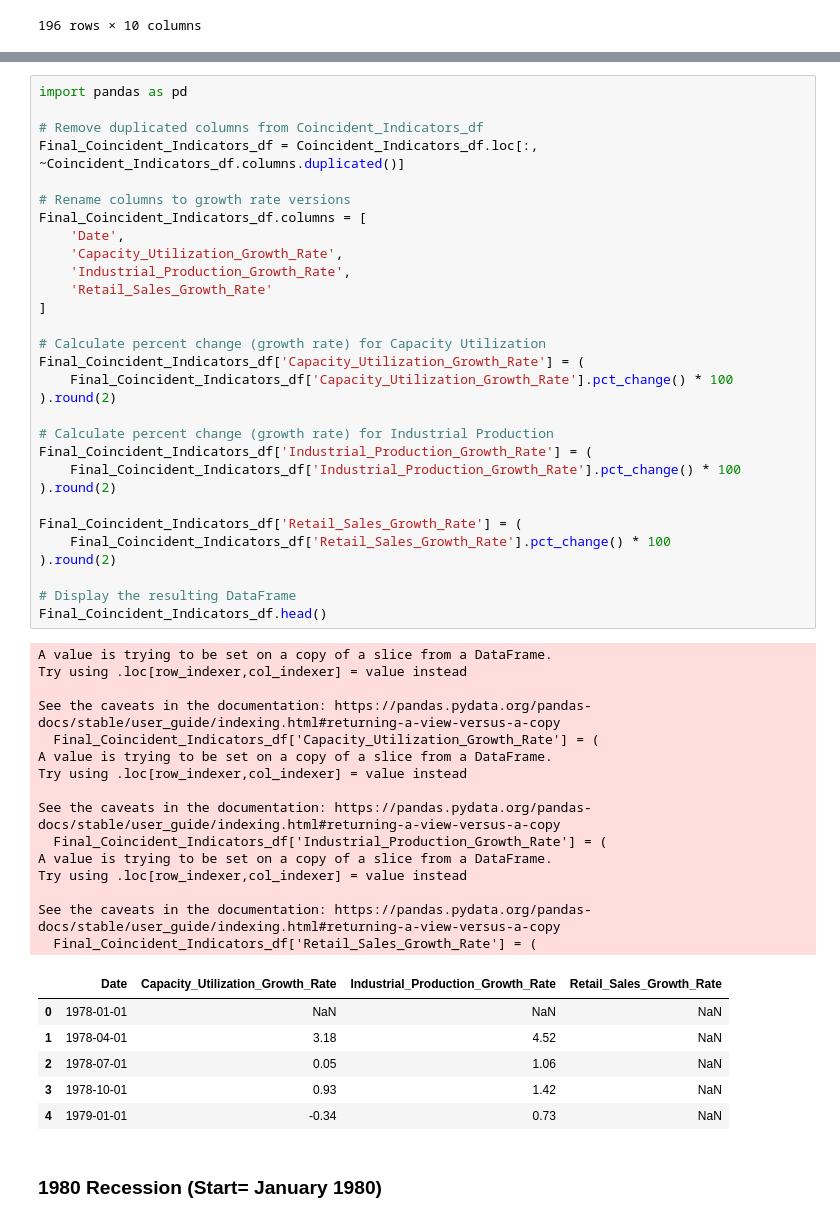
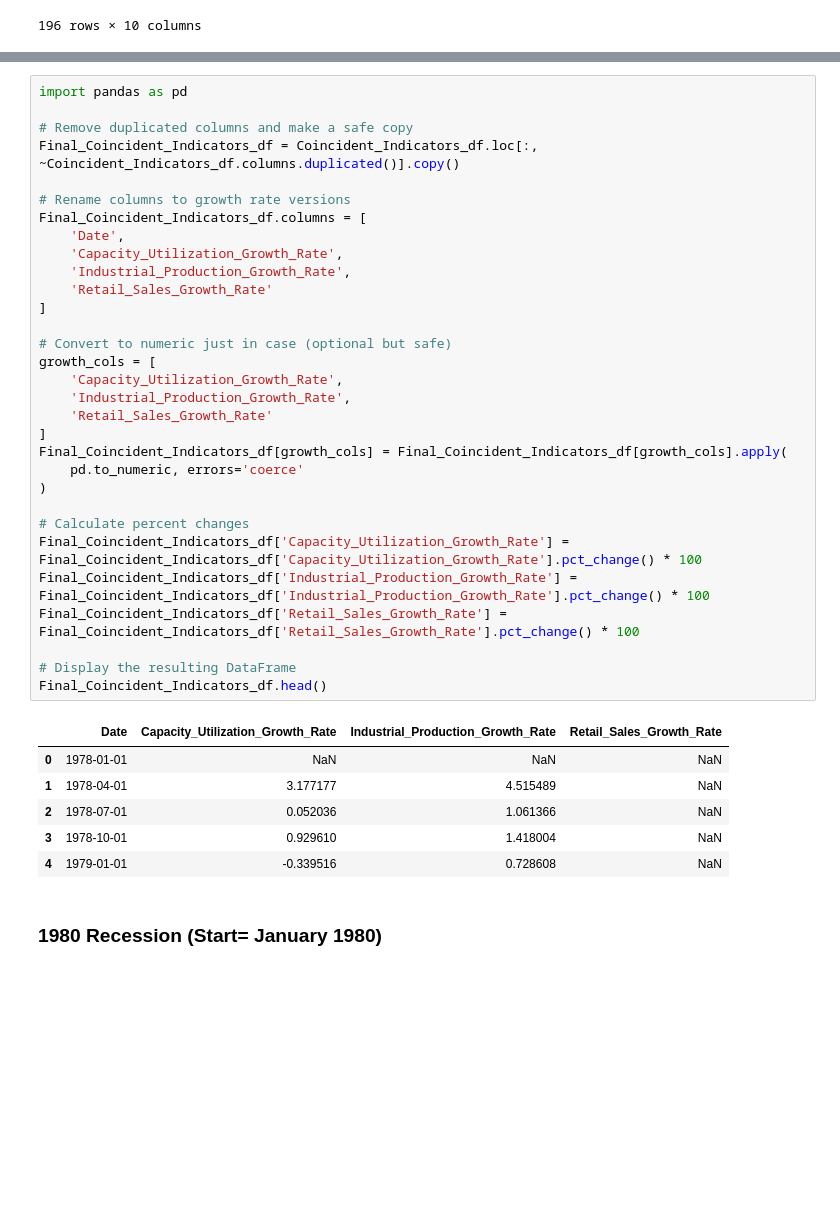
Before and after one commit to Makster04/FINAL_CAPSTONE_PROJECT, a Jupyter notebook: Notebook.ipynb, the cells around one changed output, grey strips where cells are left out. Saved outputs shown, nothing was run; the diff lists cells and outputs as text; blank space fills up the shorter version.

```diff
--- a/Notebook.ipynb
+++ b/Notebook.ipynb
@@ -342,55 +351,41 @@ Index(['observation_date', 'DFF', 'BSCICP02USM460S', 'UMCSENT', 'NFCICREDIT',
 # %%
 import pandas as pd
 
-# Remove duplicated columns from Coincident_Indicators_df
-Final_Coincident_Indicators_df = Coincident_Indicators_df.loc[:, ~Coincident_Indicators_df.columns.duplicated()]
+# Remove duplicated columns and make a safe copy
+Final_Coincident_Indicators_df = Coincident_Indicators_df.loc[:, ~Coincident_Indicators_df.columns.duplicated()].copy()
 
 # Rename columns to growth rate versions
 Final_Coincident_Indicators_df.columns = [
     'Date',
     'Capacity_Utilization_Growth_Rate',
     'Industrial_Production_Growth_Rate',
     'Retail_Sales_Growth_Rate'
 ]
 
-# Calculate percent change (growth rate) for Capacity Utilization
-Final_Coincident_Indicators_df['Capacity_Utilization_Growth_Rate'] = (
-    Final_Coincident_Indicators_df['Capacity_Utilization_Growth_Rate'].pct_change() * 100
-).round(2)
+# Convert to numeric just in case (optional but safe)
+growth_cols = [
+    'Capacity_Utilization_Growth_Rate',
+    'Industrial_Production_Growth_Rate',
+    'Retail_Sales_Growth_Rate'
+]
+Final_Coincident_Indicators_df[growth_cols] = Final_Coincident_Indicators_df[growth_cols].apply(
+    pd.to_numeric, errors='coerce'
+)
 
-# Calculate percent change (growth rate) for Industrial Production
-Final_Coincident_Indicators_df['Industrial_Production_Growth_Rate'] = (
-    Final_Coincident_Indicators_df['Industrial_Production_Growth_Rate'].pct_change() * 100
-).round(2)
-
-Final_Coincident_Indicators_df['Retail_Sales_Growth_Rate'] = (
-    Final_Coincident_Indicators_df['Retail_Sales_Growth_Rate'].pct_change() * 100
-).round(2)
+# Calculate percent changes
+Final_Coincident_Indicators_df['Capacity_Utilization_Growth_Rate'] = Final_Coincident_Indicators_df['Capacity_Utilization_Growth_Rate'].pct_change() * 100
+Final_Coincident_Indicators_df['Industrial_Production_Growth_Rate'] = Final_Coincident_Indicators_df['Industrial_Production_Growth_Rate'].pct_change() * 100
+Final_Coincident_Indicators_df['Retail_Sales_Growth_Rate'] = Final_Coincident_Indicators_df['Retail_Sales_Growth_Rate'].pct_change() * 100
 
 # Display the resulting DataFrame
 Final_Coincident_Indicators_df.head()
 # %% [output]
-A value is trying to be set on a copy of a slice from a DataFrame.
-Try using .loc[row_indexer,col_indexer] = value instead
-
-See the caveats in the documentation: https://pandas.pydata.org/pandas-docs/stable/user_guide/indexing.html#returning-a-view-versus-a-copy
-  Final_Coincident_Indicators_df['Capacity_Utilization_Growth_Rate'] = (
-A value is trying to be set on a copy of a slice from a DataFrame.
-Try using .loc[row_indexer,col_indexer] = value instead
-
-See the caveats in the documentation: https://pandas.pydata.org/pandas-docs/stable/user_guide/indexing.html#returning-a-view-versus-a-copy
-  Final_Coincident_Indicators_df['Industrial_Production_Growth_Rate'] = (
-A value is trying to be set on a copy of a slice from a DataFrame.
-Try using .loc[row_indexer,col_indexer] = value instead
-
-See the caveats in the documentation: https://pandas.pydata.org/pandas-docs/stable/user_guide/indexing.html#returning-a-view-versus-a-copy
-  Final_Coincident_Indicators_df['Retail_Sales_Growth_Rate'] = (
 |  | Date | Capacity_Utilization_Growth_Rate | Industrial_Production_Growth_Rate | Retail_Sales_Growth_Rate |
 | 0 | 1978-01-01 | NaN | NaN | NaN |
-| 1 | 1978-04-01 | 3.18 | 4.52 | NaN |
-| 2 | 1978-07-01 | 0.05 | 1.06 | NaN |
-| 3 | 1978-10-01 | 0.93 | 1.42 | NaN |
-| 4 | 1979-01-01 | -0.34 | 0.73 | NaN |
+| 1 | 1978-04-01 | 3.177177 | 4.515489 | NaN |
+| 2 | 1978-07-01 | 0.052036 | 1.061366 | NaN |
+| 3 | 1978-10-01 | 0.929610 | 1.418004 | NaN |
+| 4 | 1979-01-01 | -0.339516 | 0.728608 | NaN |
 # %% [markdown]
 ### 1980 Recession (Start= January 1980)
 # %%
```
Also changed, not shown: parts of 18 cells of this notebook, 8 other files.
